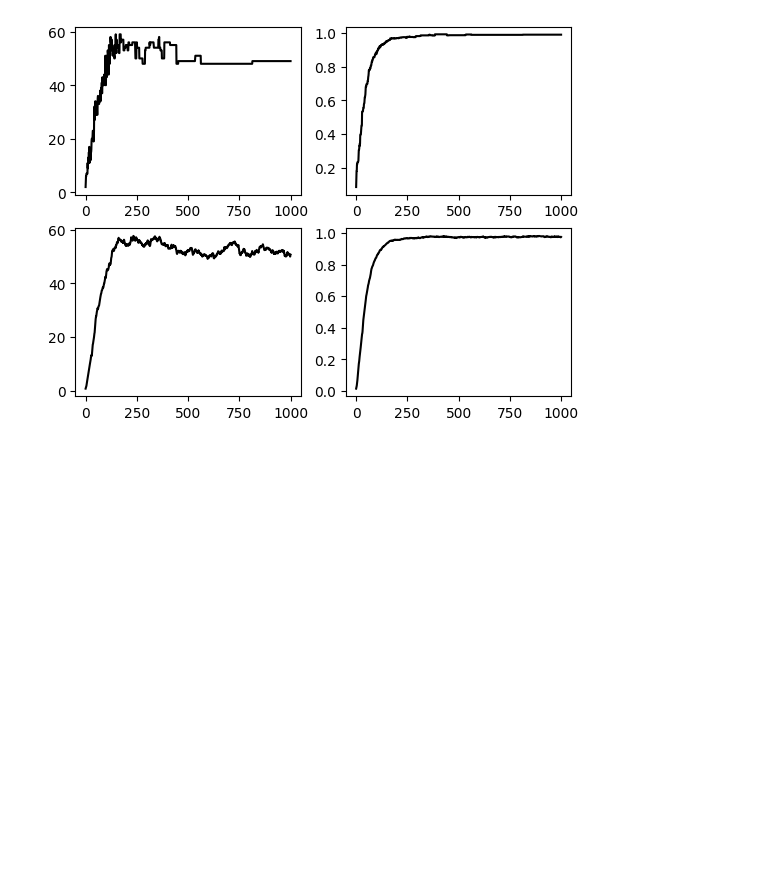
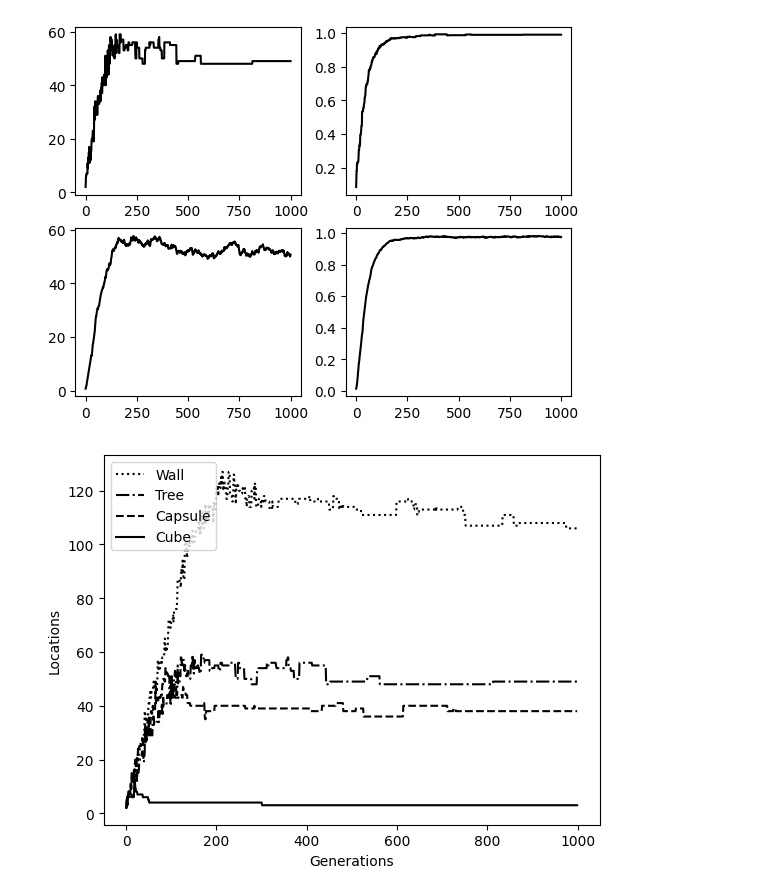
Before and after one commit to marvkosmai/mprj-optimal-placement-and-route, a Jupyter notebook: DataVisualization/comparison.ipynb, the cells around one changed output. Drawn from its saved outputs; the diff is of its cells as text; code cells hidden in the pictures; blank space fills up the shorter version.

```diff
--- a/DataVisualization/comparison.ipynb
+++ b/DataVisualization/comparison.ipynb
@@ -130,3 +171,14 @@ bestLocAndBestVis('data/runs/c60.json')
 bestLocAndBestVis('data/runs/d7.json')
 # %% [output]
 [figure]
+# %%
+allFromOneModel(
+    'data/model/wall.json',
+    'data/runs/d7.json',
+    'data/model/capsule.json',
+    'data/model/small_cube.json',
+    'bestLocations',
+    'Locations'
+)
+# %% [output]
+[figure, added]
```
Also changed, not shown: parts of 5 cells of this notebook, 10 other files.
